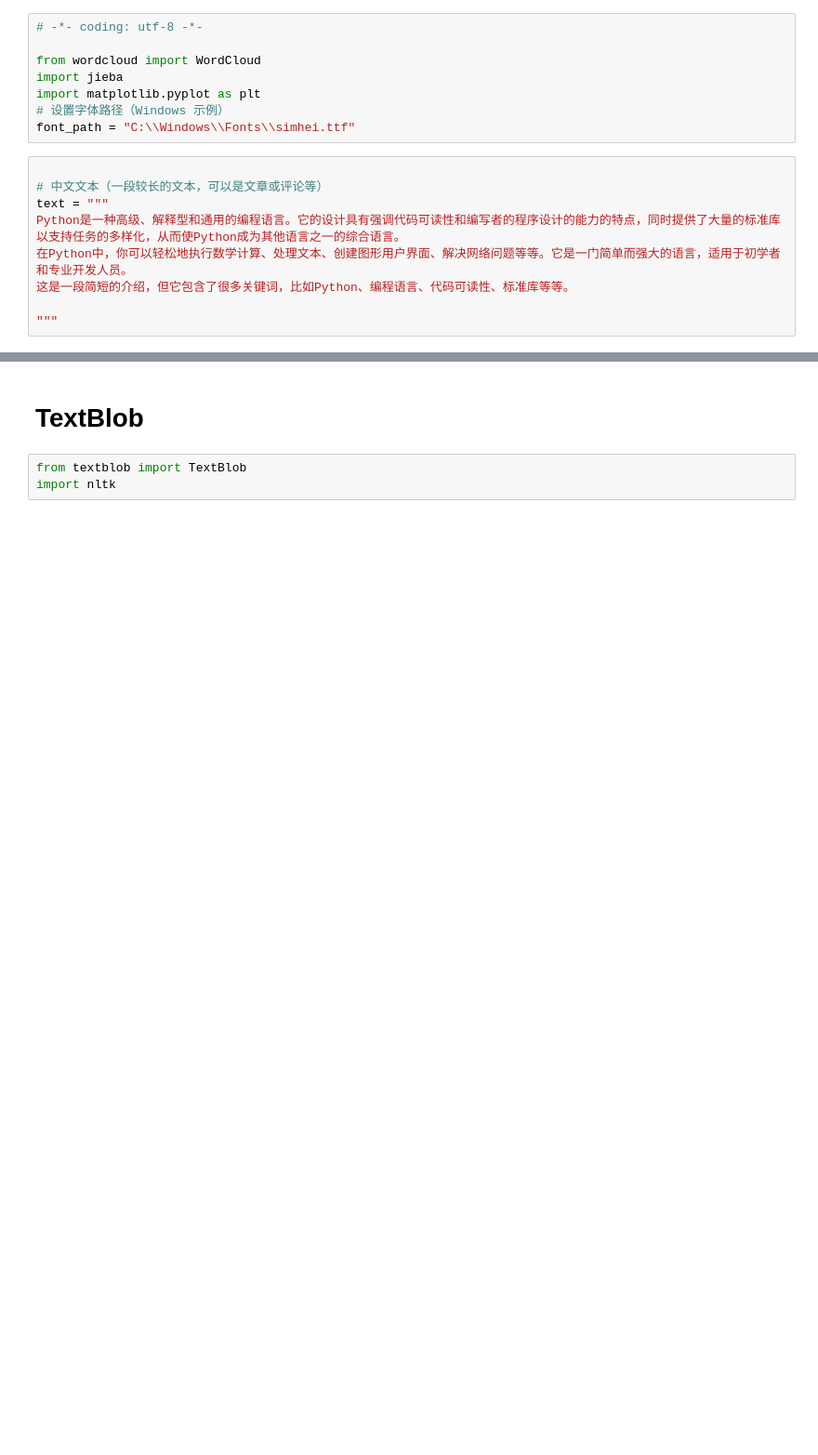
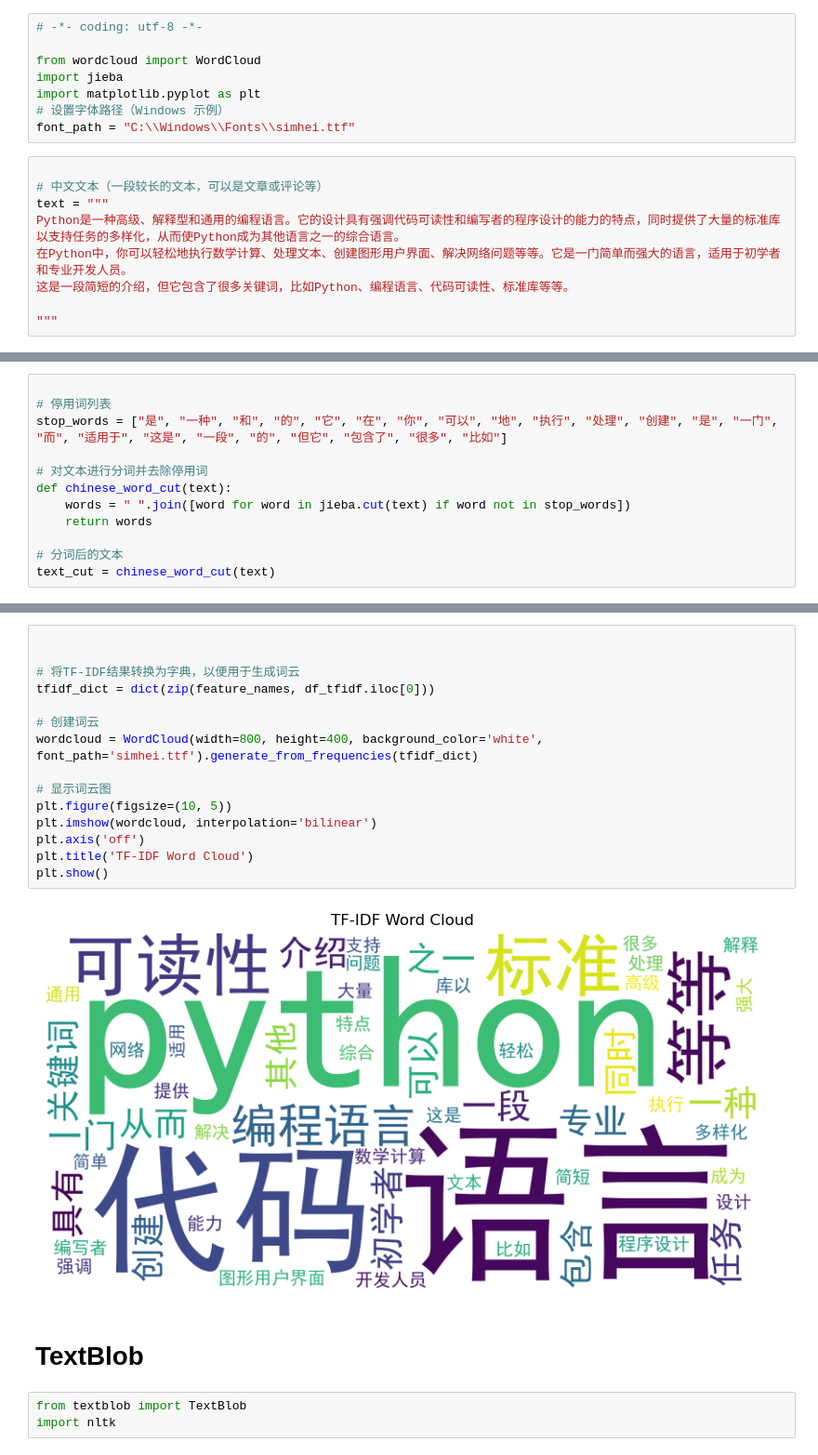
Before and after one commit to zhiliang-lin/css_note, a Jupyter notebook: css-nlp/css-nlp-guide.ipynb, the cells around one changed output, grey strips where cells are left out. Shown at 93% size. Saved outputs shown, nothing was run; the diff lists cells and outputs as text; blank space fills up the shorter version.

```diff
--- a/css-nlp/css-nlp-guide.ipynb
+++ b/css-nlp/css-nlp-guide.ipynb
@@ -74,0 +77,12 @@ plt.show()
+# %%
+
+# 停用词列表
+stop_words = ["是", "一种", "和", "的", "它", "在", "你", "可以", "地", "执行", "处理", "创建", "是", "一门", "而", "适用于", "这是", "一段", "的", "但它", "包含了", "很多", "比如"]
+
+# 对文本进行分词并去除停用词
+def chinese_word_cut(text):
+    words = " ".join([word for word in jieba.cut(text) if word not in stop_words])
+    return words
+
+# 分词后的文本
+text_cut = chinese_word_cut(text)
@@ -75,3 +143,20 @@ plt.show()
+# %%
+
+
+# 将TF-IDF结果转换为字典，以便用于生成词云
+tfidf_dict = dict(zip(feature_names, df_tfidf.iloc[0]))
+
+# 创建词云
+wordcloud = WordCloud(width=800, height=400, background_color='white', font_path='simhei.ttf').generate_from_frequencies(tfidf_dict)
+
+# 显示词云图
+plt.figure(figsize=(10, 5))
+plt.imshow(wordcloud, interpolation='bilinear')
+plt.axis('off')
+plt.title('TF-IDF Word Cloud')
+plt.show()
+# %% [output]
+[figure, added]
 # %% [markdown]
 # TextBlob
 # %%
```
Also changed, not shown: parts of 7 cells of this notebook, 5 other files.
